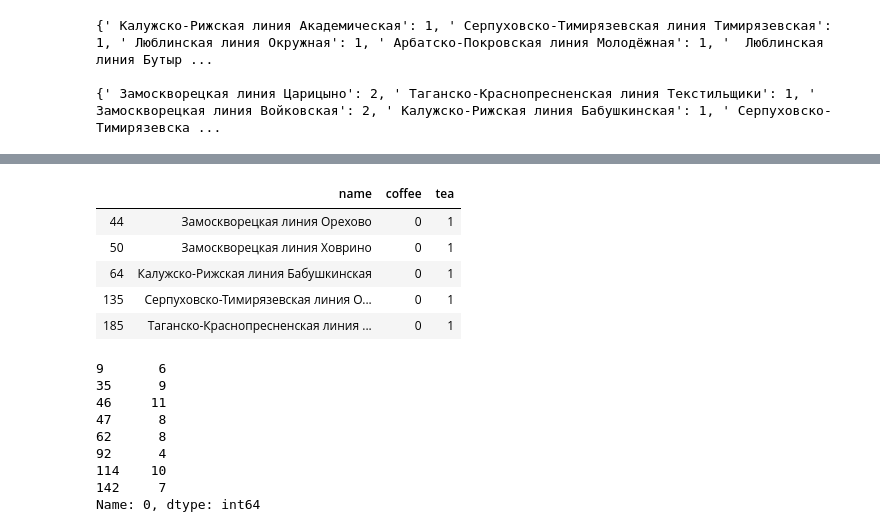
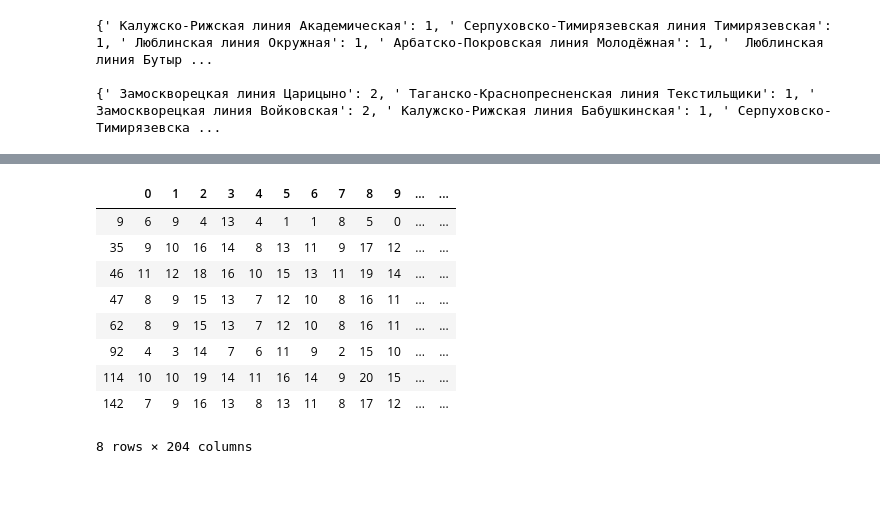
Before and after one commit to pacardo-games-production/data-processing, a Jupyter notebook: metro.ipynb, the cells around one changed output, grey strips where cells are left out. Drawn from its saved outputs; the diff is of its cells as text; code cells hidden in the pictures; blank space fills up the shorter version.

```diff
--- a/metro.ipynb
+++ b/metro.ipynb
@@ -70,5 +68,7 @@ df_num.head()
 # %%
-data_l_in = list(df_num['from'])
-data_l_out = list(df_num['to'])
-for i in range(len(data_l_in)):
-    adj_matrix[data_l_out[i]][data_l_in[i]] = adj_matrix[data_l_in[i]][data_l_out[i]] = 1
+list_from = list(df_num['from'])
+list_to = list(df_num['to'])
+for i in range(len(list_from)):
+    adj_matrix[list_to[i]][list_from[i]] = adj_matrix[list_from[i]][list_to[i]] = 1
+
+adj_matrix
@@ -224,6 +202,5 @@ array([[ 0,  3, 10, ...,  4,  6,  8],
 # %%
-df_dist = pd.DataFrame(distances)
-df_dist.to_csv("distance_data.csv")
+df_dist = pd.read_csv("distance_data.csv")
 df_dist.head()
 # %% [output]
 |  | 0 | 1 | 2 | 3 | 4 | 5 | 6 | 7 | 8 | 9 | ... | ... |
@@ -279,26 +244,18 @@ df_names[df_names['coffee'] == 1]
-# %%
-df_names[df_names['tea'] == 1]
-# %% [output]
-|  | name | coffee | tea |
-| 44 | Замоскворецкая линия Орехово | 0 | 1 |
-| 50 | Замоскворецкая линия Ховрино | 0 | 1 |
-| 64 | Калужско-Рижская линия Бабушкинская | 0 | 1 |
-| 135 | Серпуховско-Тимирязевская линия О... | 0 | 1 |
-| 185 | Таганско-Краснопресненская линия ... | 0 | 1 |
 # %%
 df_dist['coffee'] = df_names['coffee']
 df_dist['tea'] = df_names['tea']
 # %%
-df_dist[df_dist['coffee'] != 0][0]
+df_dist[df_dist['coffee'] != 0]
 # %% [output]
+|  | 0 | 1 | 2 | 3 | 4 | 5 | 6 | 7 | 8 | 9 | ... | ... |
+| 9 | 6 | 9 | 4 | 13 | 4 | 1 | 1 | 8 | 5 | 0 | ... | ... |
+| 35 | 9 | 10 | 16 | 14 | 8 | 13 | 11 | 9 | 17 | 12 | ... | ... |
+| 46 | 11 | 12 | 18 | 16 | 10 | 15 | 13 | 11 | 19 | 14 | ... | ... |
+| 47 | 8 | 9 | 15 | 13 | 7 | 12 | 10 | 8 | 16 | 11 | ... | ... |
+| 62 | 8 | 9 | 15 | 13 | 7 | 12 | 10 | 8 | 16 | 11 | ... | ... |
+| 92 | 4 | 3 | 14 | 7 | 6 | 11 | 9 | 2 | 15 | 10 | ... | ... |
+| 114 | 10 | 10 | 19 | 14 | 11 | 16 | 14 | 9 | 20 | 15 | ... | ... |
+| 142 | 7 | 9 | 16 | 13 | 8 | 13 | 11 | 8 | 17 | 12 | ... | ... |
-9       6
-35      9
-46     11
-47      8
-62      8
-92      4
-114    10
-142     7
-Name: 0, dtype: int64
+8 rows × 204 columns
 # %%
 def guess_class(x: int, k: int):
```
Also changed, not shown: parts of 14 cells of this notebook, 1 other file.
